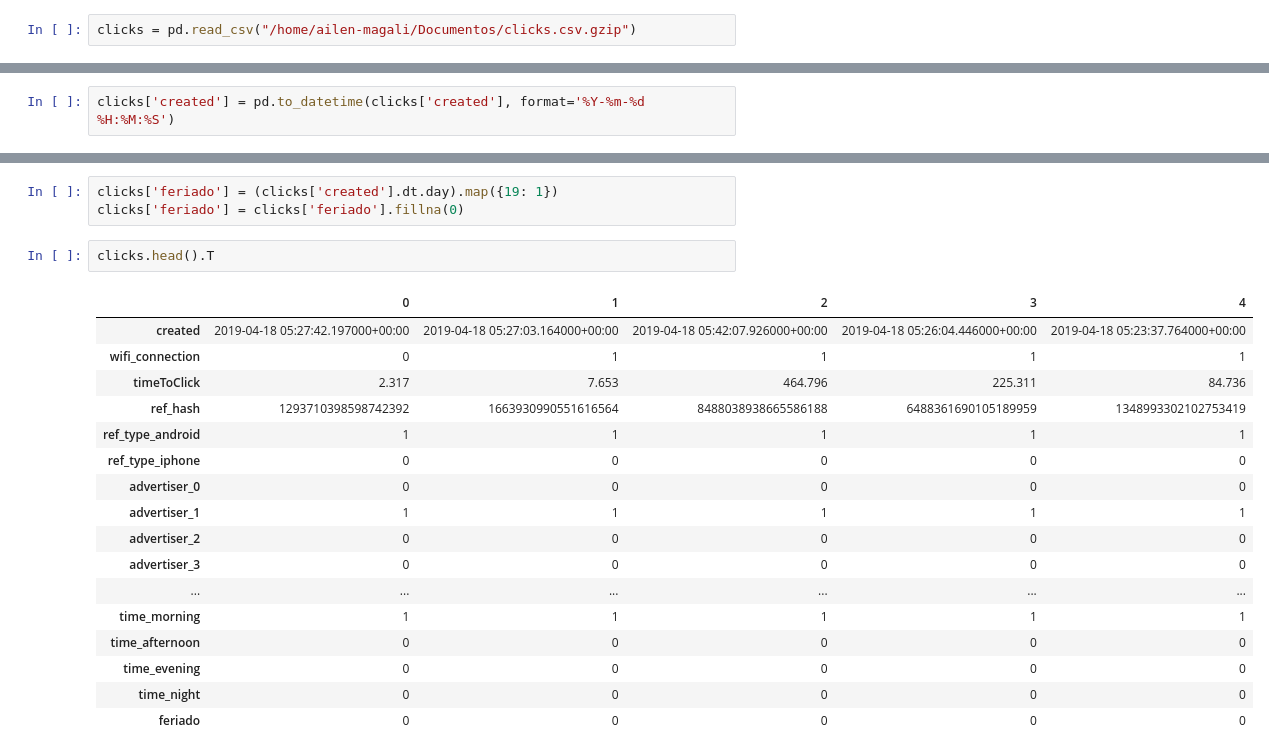
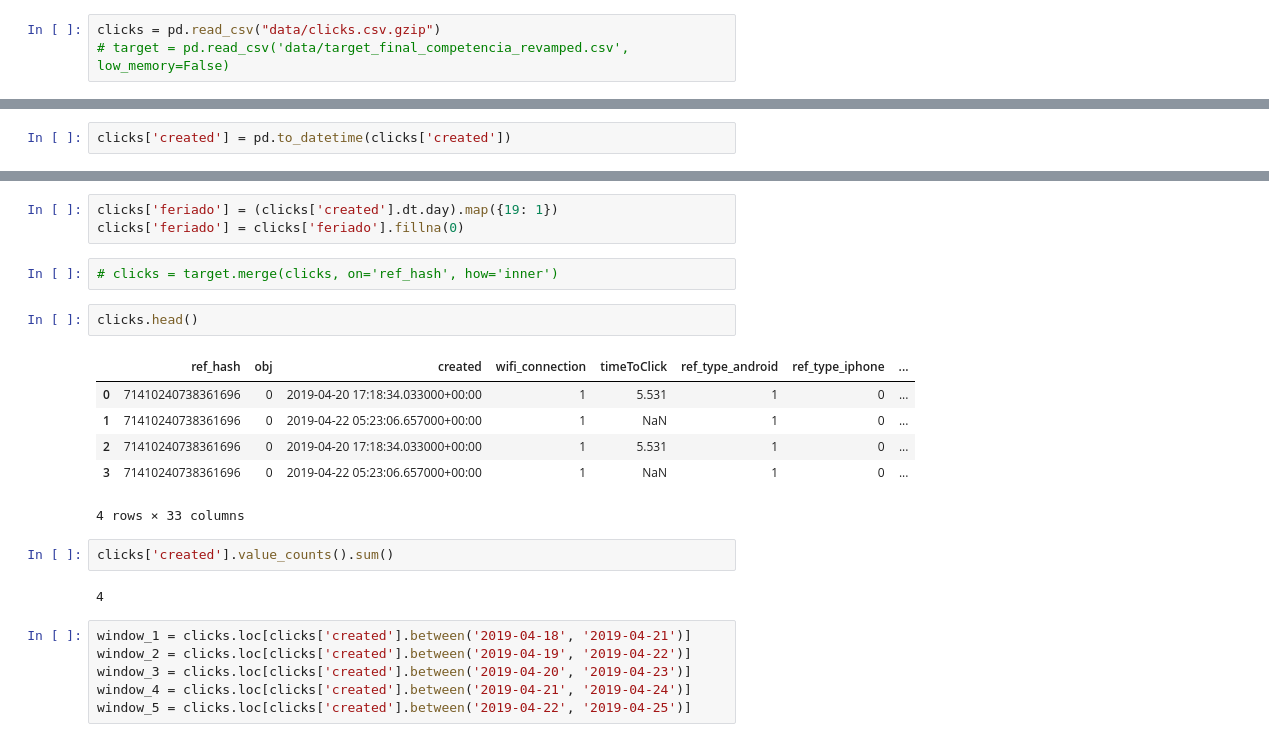
Before and after one commit to Elianagam/orgaDatosTp2, a Jupyter notebook: clean_clicks.ipynb, the cells around one changed output, grey strips where cells are left out. Cells and saved outputs as stored; diff of their text form.

```diff
--- a/clean_clicks.ipynb
+++ b/clean_clicks.ipynb
@@ -2,4 +2,5 @@
 import pandas as pd
 import numpy as np
 # %%
-clicks = pd.read_csv("/home/ailen-magali/Documentos/clicks.csv.gzip")
+clicks = pd.read_csv("data/clicks.csv.gzip")
+# target = pd.read_csv('data/target_final_competencia_revamped.csv', low_memory=False)
@@ -23,7 +37,7 @@ clicks.head()
 clicks['wifi_connection'] = clicks['wifi_connection'].map({True: 1, False: 0})
 clicks['wifi_connection'] = clicks['wifi_connection'].fillna(-1)
 # %%
-clicks['created'] = pd.to_datetime(clicks['created'], format='%Y-%m-%d %H:%M:%S')
+clicks['created'] = pd.to_datetime(clicks['created'])
 # %%
 clicks['ref_type_android'] = (clicks['ref_type'].astype(str).str.contains("1891515180541284343") == True).astype(int)
 clicks['ref_type_iphone'] = (clicks['ref_type'].astype(str).str.contains("1494519392962156891") == True).astype(int)
@@ -92,23 +106,24 @@ clicks = pd.get_dummies(clicks, columns=['time'])
 # %%
 clicks['feriado'] = (clicks['created'].dt.day).map({19: 1})
 clicks['feriado'] = clicks['feriado'].fillna(0)
+# %%
+# clicks = target.merge(clicks, on='ref_hash', how='inner')
 # %%
-clicks.head().T
+clicks.head()
 # %% [output]
-|  | 0 | 1 | 2 | 3 | 4 |
-| created | 2019-04-18 05:27:42.197000+00:00 | 2019-04-18 05:27:03.164000+00:00 | 2019-04-18 05:42:07.926000+00:00 | 2019-04-18 05:26:04.446000+00:00 | 2019-04-18 05:23:37.764000+00:00 |
-| wifi_connection | 0 | 1 | 1 | 1 | 1 |
-| timeToClick | 2.317 | 7.653 | 464.796 | 225.311 | 84.736 |
-| ref_hash | 1293710398598742392 | 1663930990551616564 | 8488038938665586188 | 6488361690105189959 | 1348993302102753419 |
-| ref_type_android | 1 | 1 | 1 | 1 | 1 |
-| ref_type_iphone | 0 | 0 | 0 | 0 | 0 |
-| advertiser_0 | 0 | 0 | 0 | 0 | 0 |
-| advertiser_1 | 1 | 1 | 1 | 1 | 1 |
-| advertiser_2 | 0 | 0 | 0 | 0 | 0 |
-| advertiser_3 | 0 | 0 | 0 | 0 | 0 |
-| ... | ... | ... | ... | ... | ... |
-| time_morning | 1 | 1 | 1 | 1 | 1 |
-| time_afternoon | 0 | 0 | 0 | 0 | 0 |
-| time_evening | 0 | 0 | 0 | 0 | 0 |
-| time_night | 0 | 0 | 0 | 0 | 0 |
-| feriado | 0 | 0 | 0 | 0 | 0 |
+|  | ref_hash | obj | created | wifi_connection | timeToClick | ref_type_android | ref_type_iphone | ... |
+| 0 | 71410240738361696 | 0 | 2019-04-20 17:18:34.033000+00:00 | 1 | 5.531 | 1 | 0 | ... |
+| 1 | 71410240738361696 | 0 | 2019-04-22 05:23:06.657000+00:00 | 1 | NaN | 1 | 0 | ... |
+| 2 | 71410240738361696 | 0 | 2019-04-20 17:18:34.033000+00:00 | 1 | 5.531 | 1 | 0 | ... |
+| 3 | 71410240738361696 | 0 | 2019-04-22 05:23:06.657000+00:00 | 1 | NaN | 1 | 0 | ... |
+4 rows × 33 columns
+# %%
+clicks['created'].value_counts().sum()
+# %% [output]
+4
+# %%
+window_1 = clicks.loc[clicks['created'].between('2019-04-18', '2019-04-21')]
+window_2 = clicks.loc[clicks['created'].between('2019-04-19', '2019-04-22')]
+window_3 = clicks.loc[clicks['created'].between('2019-04-20', '2019-04-23')]
+window_4 = clicks.loc[clicks['created'].between('2019-04-21', '2019-04-24')]
+window_5 = clicks.loc[clicks['created'].between('2019-04-22', '2019-04-25')]
```
Also changed, not shown: parts of 15 cells of this notebook.
